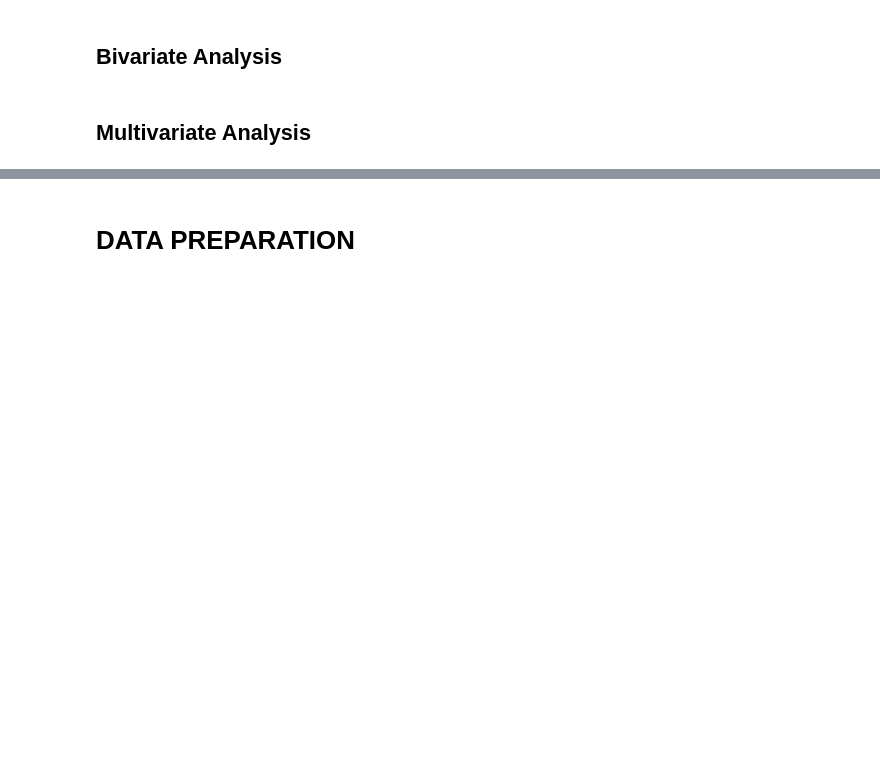
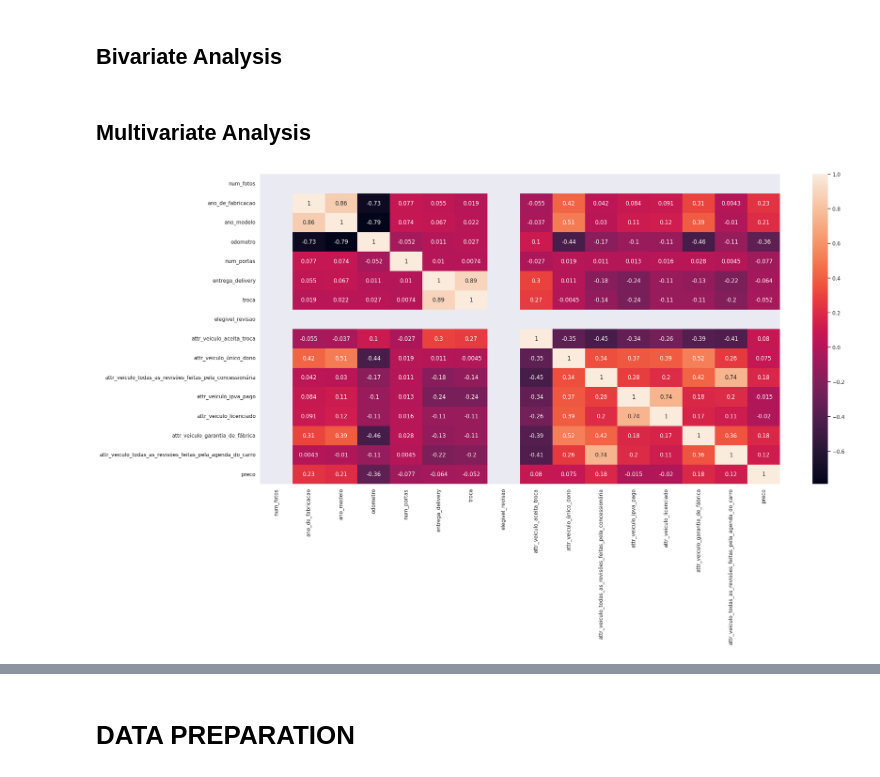
Before and after one commit to marxcerqueira/hackday-cds-time1, a Jupyter notebook: notebook/hackday-cds-time1.ipynb, the cells around one changed output, grey strips where cells are left out. Cells and saved outputs as stored; diff of their text form; code cells hidden in the pictures; blank space fills up the shorter version.

```diff
--- a/notebook/hackday-cds-time1.ipynb
+++ b/notebook/hackday-cds-time1.ipynb
@@ -426,3 +856,9 @@ cate_attributes.apply( lambda x: x.unique().shape[0])
 ## Bivariate Analysis
 # %% [markdown]
 ## Multivariate Analysis
+# %%
+# correlation among all variables
+correlation = (num_attributes.corr( method = 'pearson' ))
+sns.heatmap( correlation, annot = True );
+# %% [output]
+[figure, added]
```
Also changed, not shown: parts of 81 cells of this notebook.
